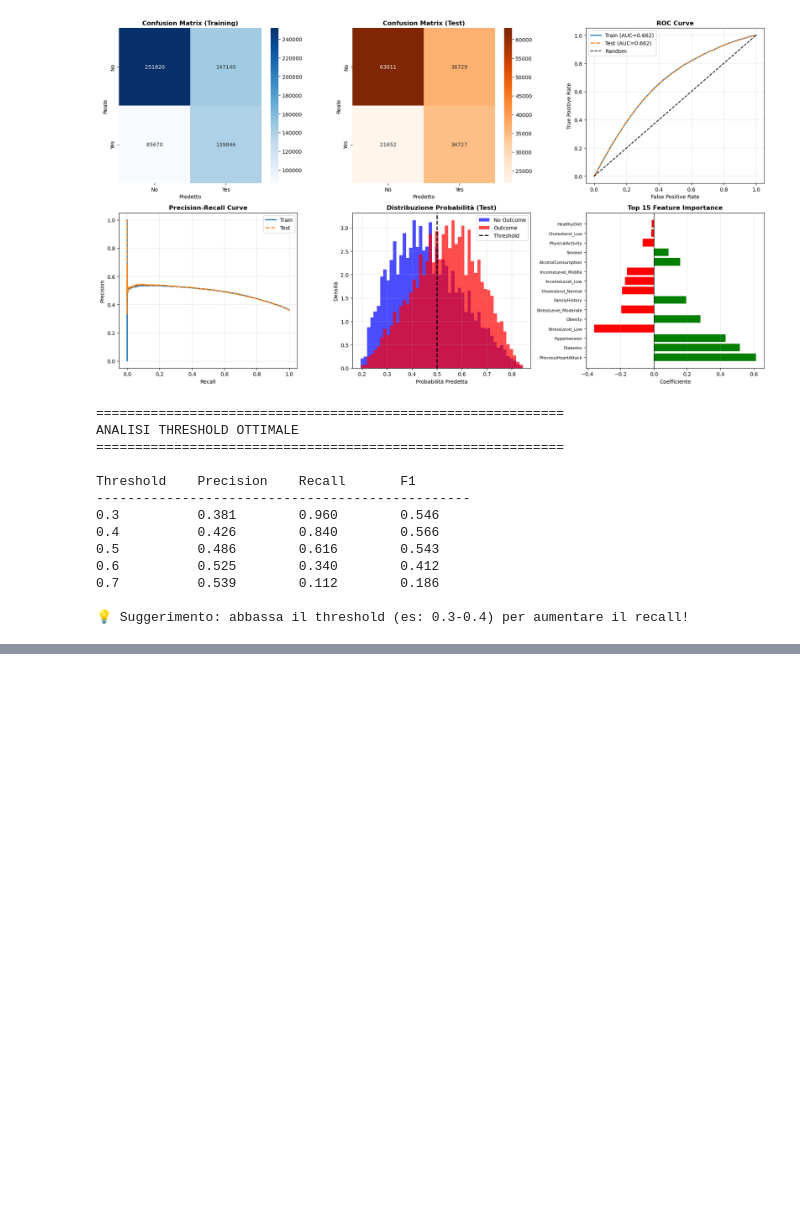
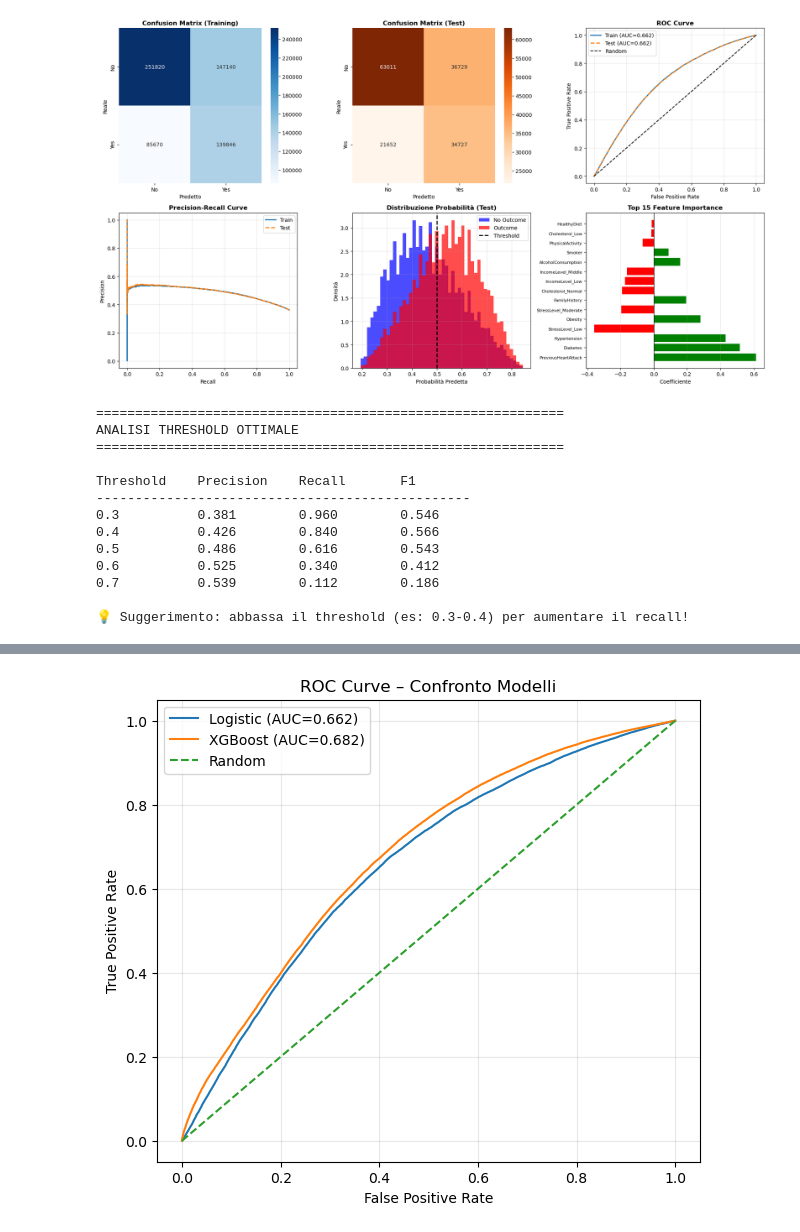
Before and after one commit to miriamsonaglia/Heart-Attack-Prediction-Model, a Jupyter notebook: DataIntensive.ipynb, the cells around one changed output, grey strips where cells are left out. Drawn from its saved outputs; the diff is of its cells as text; code cells hidden in the pictures; blank space fills up the shorter version.

Commit message:
xgboost v1.0

```diff
--- a/DataIntensive.ipynb
+++ b/DataIntensive.ipynb
@@ -913,3 +913,17 @@ Threshold    Precision    Recall       F1
 0.7          0.539        0.112        0.186
 
 💡 Suggerimento: abbassa il threshold (es: 0.3-0.4) per aumentare il recall!
+# %%
+# PREPROCESSOR PER XGBOOST
+
+from sklearn.preprocessing import OneHotEncoder
+from sklearn.compose import ColumnTransformer
+
+xgb_preprocessor = ColumnTransformer(
+    transformers=[
+        ('num', 'passthrough', numeric_features),
+        ('cat', OneHotEncoder(drop='first', handle_unknown='ignore'),
+         categorical_features),
+        ('bin', 'passthrough', binary_features)
+    ]
+)
@@ -915,0 +993,13 @@ Threshold    Precision    Recall       F1
+# %%
+# VALUTAZIONE COME LOGISTIC REGR
+best_xgb = grid_xgb.best_estimator_
+
+y_pred_test_xgb = best_xgb.predict(X_test)
+y_proba_test_xgb = best_xgb.predict_proba(X_test)[:, 1]
+
+from sklearn.metrics import classification_report, roc_auc_score
+
+print("XGBOOST – TEST SET")
+print(classification_report(y_test, y_pred_test_xgb,
+                            target_names=['No Outcome', 'Outcome']))
+print(f"ROC-AUC: {roc_auc_score(y_test, y_proba_test_xgb):.3f}")
@@ -915,0 +1063,20 @@ Threshold    Precision    Recall       F1
+# %%
+from sklearn.metrics import roc_curve
+import matplotlib.pyplot as plt
+
+fpr_lr, tpr_lr, _ = roc_curve(y_test, y_pred_proba_test)
+fpr_xgb, tpr_xgb, _ = roc_curve(y_test, y_proba_test_xgb)
+
+plt.figure(figsize=(7, 6))
+plt.plot(fpr_lr, tpr_lr, label=f"Logistic (AUC={roc_auc_score(y_test, y_pred_proba_test):.3f})")
+plt.plot(fpr_xgb, tpr_xgb, label=f"XGBoost (AUC={roc_auc_score(y_test, y_proba_test_xgb):.3f})")
+plt.plot([0, 1], [0, 1], linestyle='--', label='Random')
+
+plt.xlabel("False Positive Rate")
+plt.ylabel("True Positive Rate")
+plt.title("ROC Curve – Confronto Modelli")
+plt.legend()
+plt.grid(alpha=0.3)
+plt.show()
+# %% [output]
+[figure, added]
```
Also changed, not shown: parts of 5 cells of this notebook.
